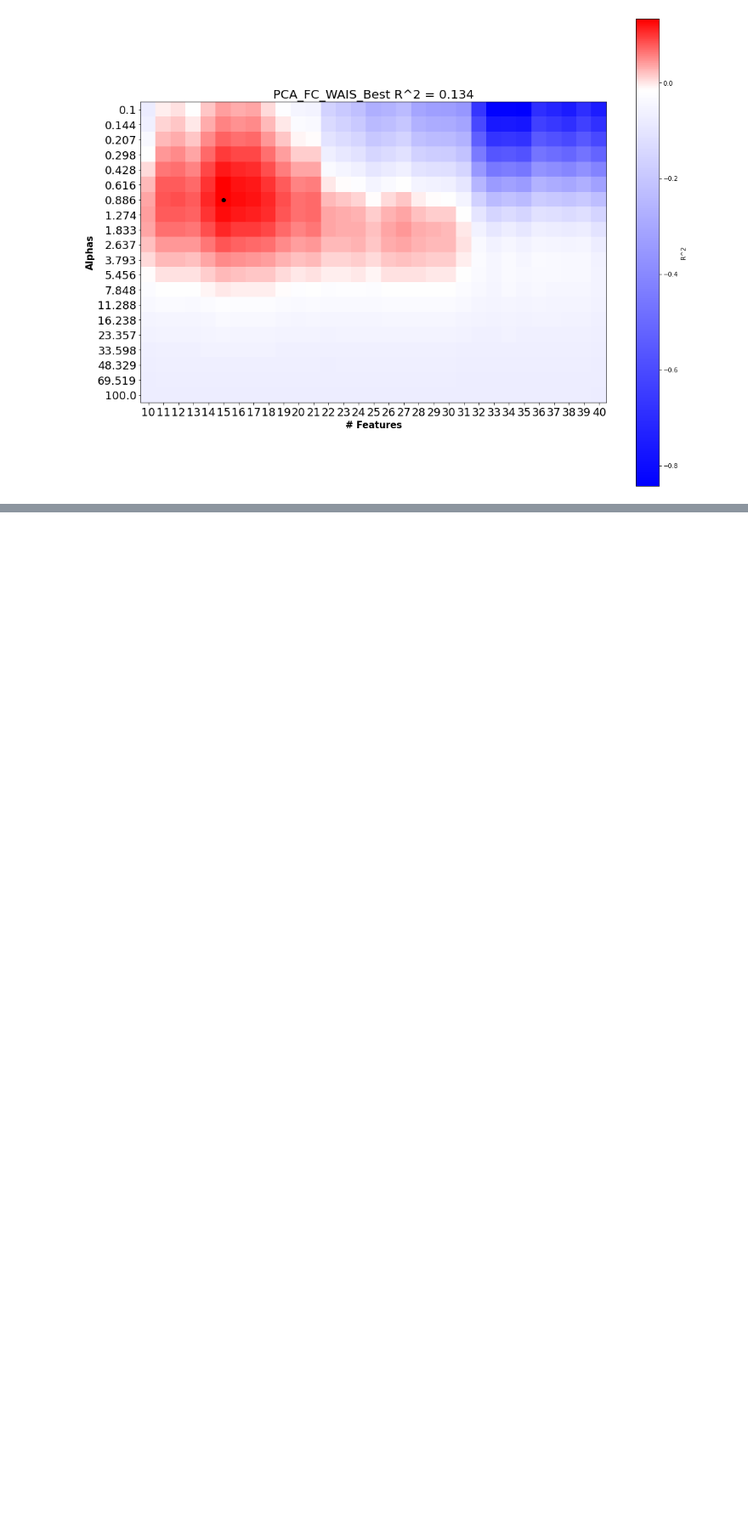
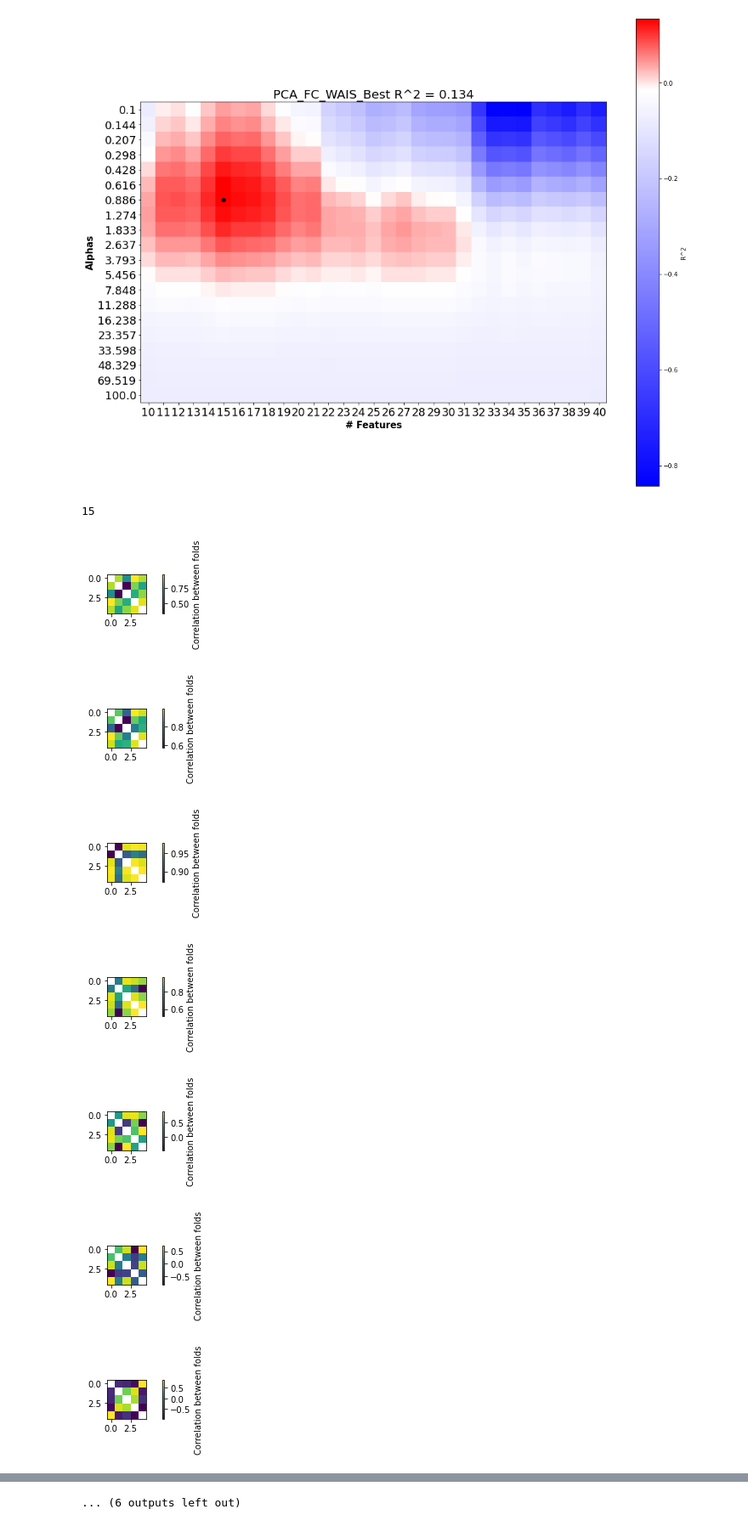
Before and after one commit to emilyolafson/cognition_nemo, a Jupyter notebook: iowa_SC_FC_cognition.ipynb, the cells around one changed output, grey strips where cells are left out. Shown at 85% size. Saved outputs shown, nothing was run; the diff lists cells and outputs as text; code cells hidden in the pictures; blank space fills up the shorter version.

```diff
--- a/iowa_SC_FC_cognition.ipynb
+++ b/iowa_SC_FC_cognition.ipynb
@@ -347,3 +374,13 @@ for alpha in alphas:
 # %% [output]
 Final size of X: (101, 3570)
 5-fold cross-validation results in 64.0 subjects in the training set, and 16.0 subjects in the validation set
+# %%
+row=np.argmax(np.max(gcv_values, axis=1))
+col=np.argmax(np.max(gcv_values, axis=0))
+k = 5
+bestalpha=alphas[row]
+bestfeats=feats[col]
+
+print('Best combination: \n alpha = ', str(alphas[row]), '\n Features = ', str(feats[col]), '\n R^2 = ', str(np.round(np.max(gcv_values), 3)))
+
+r2, comps=gcv_ridge(bestalpha, x, y, k, featselect, bestfeats)
@@ -388,3 +430,41 @@ def plot_figure(gcv_values, string):
     plt.scatter(row,col,color='k')
     plt.savefig(results_dir+string+ '.png')
     plt.show()
+# %%
+#Consistency of PCA feature selection
+
+print(bestfeats)
+
+correl=np.empty(shape=(k, k), dtype='float')
+correlationp=[]
+for p in range(0, bestfeats):
+    for i in range(0,k): # compare each fold to each other fold
+        for j in range(0,k):
+            if i==j:
+                correl[i,j]=np.nan
+            else:
+                #correlation between fold i and j for feature # p
+                correl[i,j]=np.corrcoef(comps[i][p], comps[j][p])[1,0]
+                #intersect[i, j]=np.intersect1d(comps[i], comps[j])
+    plt.figure(figsize=(15,15))
+
+    plt.subplot(bestfeats,2, p+1)
+    plt.imshow(correl)
+    cbar = plt.colorbar()
+    cbar.set_label('Correlation between folds')
+    plt.show()
+
+    correlationp.append(np.nanmean(np.nanmean(correl)))
+
+
+
+plt.bar(range(0, bestfeats), correlationp)
+# %% [output]
+15
+[figure, added]
+[figure, added]
+[figure, added]
+[figure, added]
+[figure, added]
+[figure, added]
+[figure, added]
@@ -390,0 +475 @@ def plot_figure(gcv_values, string):
+... (6 outputs left out)
```
Also changed, not shown: parts of 5 cells of this notebook, 2 other files.
